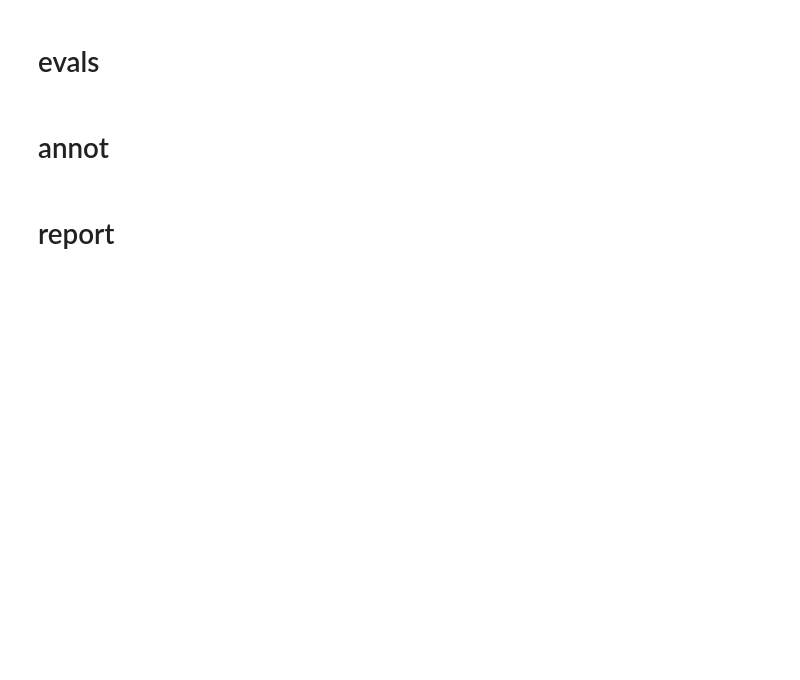
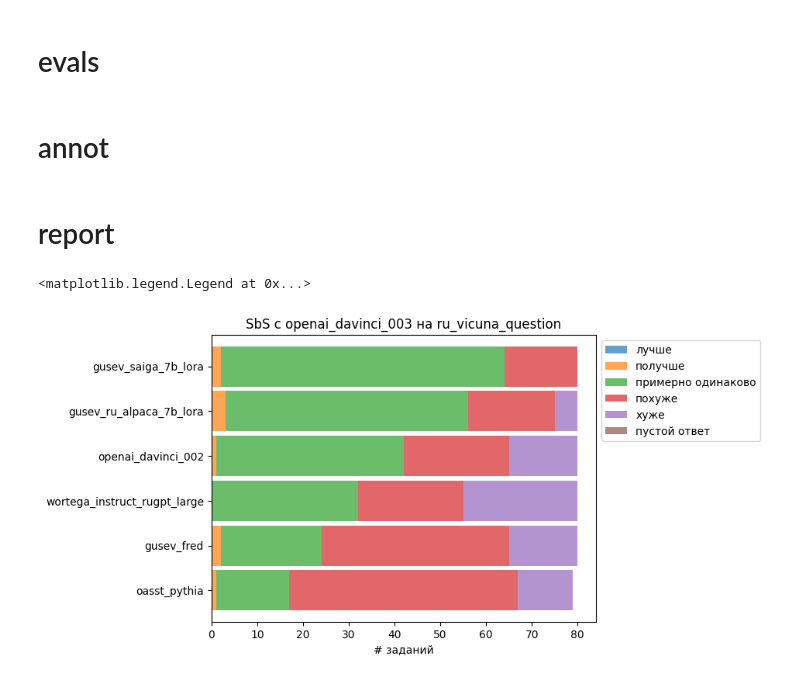
Before and after one commit to kuk/rulm-sbs, a Jupyter notebook: main.ipynb, the cells around one changed output. Saved outputs shown, nothing was run; the diff lists cells and outputs as text; code cells hidden in the pictures; blank space fills up the shorter version.

Commit message:
Up plot

```diff
--- a/main.ipynb
+++ b/main.ipynb
@@ -290,67 +337,61 @@ from pathlib import Path
 
 names = [
 #     'openai_turbo',
+    'gusev_saiga_7b_lora',
+    'gusev_ru_alpaca_7b_lora',
     'openai_davinci_002',
-    'gusev_7b_ru_alpaca_lora',
-#     'gusev_13b_ru_alpaca_lora',
     'wortega_instruct_rugpt_large',
+    'gusev_fred',
+    'oasst_pythia',
 ]
 
 
 data = {}
 for name in names:
-    path = f'sbs/ru_vicuna_question/openai_davinci_003_{name}.xlsx'
+    path = f'sbs/vicuna_question_ru/openai_davinci_003_{name}.xlsx'
     table = pd.read_excel(path, dtype='str')
 
     label_counts = table.label.value_counts()
     for label, count in label_counts.items():
         data[name, label] = count
 
-# data['openai_davinci_003', '0'] = 30
 
 table = pd.Series(data)
 table = table.unstack()
 table = table.fillna(0)
 
-
 table = table.reindex(
-    index=[
-        'wortega_instruct_rugpt_large',
-
-#         'gusev_13b_ru_alpaca_lora',
-        'openai_davinci_002',
-        'gusev_7b_ru_alpaca_lora',
-
-#         'openai_turbo',
-
-    ],
+    index=reversed(names),
     columns=[
         '2', '1', '0', '-1', '-2', '?',
     ]
 
 )
 table = table.rename(
     columns = {
         '?': 'пустой ответ',
         '-2': 'хуже',
         '-1': 'похуже',
         '0': 'примерно одинаково',
         '1': 'получше',
         '2': 'лучше'
     }
 )
 
 
 table.plot(
     title='SbS с openai_davinci_003 на ru_vicuna_question',
     kind='barh',
     stacked=True,
     width=0.9,
     alpha=0.7,
     xlabel='# заданий'
 ).legend(
     loc='upper left',
     bbox_to_anchor=(1.0, 1.0)
 )
+# %% [output]
+<matplotlib.legend.Legend at 0x...>
+[figure, added]
 # %%
 !open sbs
```
Also changed, not shown: parts of 13 cells of this notebook.
